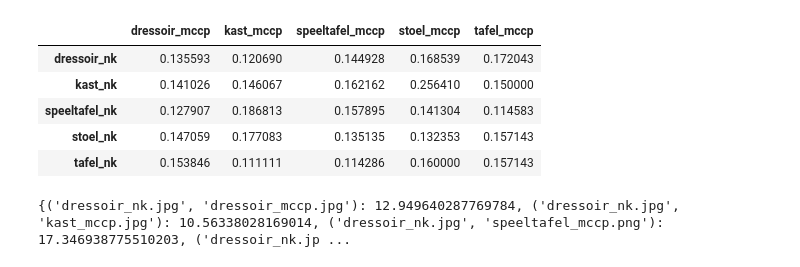
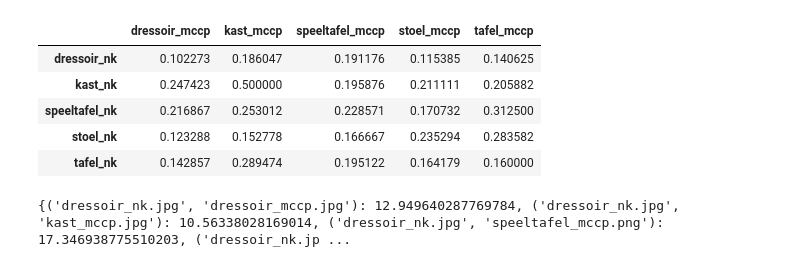
Before and after one commit to jacobjanwoord/Fearless-erfgoed, a Jupyter notebook: orb_playground.ipynb, the cells around one changed output. Drawn from its saved outputs; the diff is of its cells as text; code cells hidden in the pictures.

```diff
--- a/orb_playground.ipynb
+++ b/orb_playground.ipynb
@@ -76,8 +76,8 @@ def get_table(sims):
 # %%
 nk_index = 0
 munich_index = 0
-nk_path = "nk_testset"
-munich_path = "munich_testset"
+nk_path = "nk_testset_no_back"
+munich_path = "munich_testset_no_back"
 nk_testset = os.listdir(nk_path)
 munich_testset = os.listdir(munich_path)
 
@@ -156,40 +156,40 @@ def compute_similarities_testsets(munich_testset, nk_testset,
             nk_kp, nk_des = extract_orb_features(nk_img_path)
         except ValueError as e:
             print(e)
             continue
         for munich_img in munich_testset:
             munich_img_path = os.path.join(munich_path, munich_img)
             try:
                 munich_kp, munich_des = extract_orb_features(munich_img_path)
             except ValueError as e:
                 print(e)
                 continue
             similarity = compute_orb_similarity(nk_des, munich_des, nk_kp, munich_kp)
             similarities[(nk_img, munich_img)] = similarity
 
     return similarities
 
 # Example usage:
-nk_path = "nk_testset"
-munich_path = "munich_testset"
+nk_path = "nk_testset_no_back"
+munich_path = "munich_testset_no_back"
 
 if not os.path.exists(nk_path):
     raise FileNotFoundError(f"The path {nk_path} does not exist.")
 if not os.path.exists(munich_path):
     raise FileNotFoundError(f"The path {munich_path} does not exist.")
 
 nk_testset = os.listdir(nk_path)
 munich_testset = os.listdir(munich_path)
 
 sims = compute_similarities_testsets(munich_testset, nk_testset, munich_path, nk_path)
 get_table(sims)
 # %% [output]
 |  | dressoir_mccp | kast_mccp | speeltafel_mccp | stoel_mccp | tafel_mccp |
-| dressoir_nk | 0.135593 | 0.120690 | 0.144928 | 0.168539 | 0.172043 |
-| kast_nk | 0.141026 | 0.146067 | 0.162162 | 0.256410 | 0.150000 |
-| speeltafel_nk | 0.127907 | 0.186813 | 0.157895 | 0.141304 | 0.114583 |
-| stoel_nk | 0.147059 | 0.177083 | 0.135135 | 0.132353 | 0.157143 |
-| tafel_nk | 0.153846 | 0.111111 | 0.114286 | 0.160000 | 0.157143 |
+| dressoir_nk | 0.102273 | 0.186047 | 0.191176 | 0.115385 | 0.140625 |
+| kast_nk | 0.247423 | 0.500000 | 0.195876 | 0.211111 | 0.205882 |
+| speeltafel_nk | 0.216867 | 0.253012 | 0.228571 | 0.170732 | 0.312500 |
+| stoel_nk | 0.123288 | 0.152778 | 0.166667 | 0.235294 | 0.283582 |
+| tafel_nk | 0.142857 | 0.289474 | 0.195122 | 0.164179 | 0.160000 |
 # %%
 import cv2
 import os
```
Also changed, not shown: parts of 3 cells of this notebook, 1 other file.
